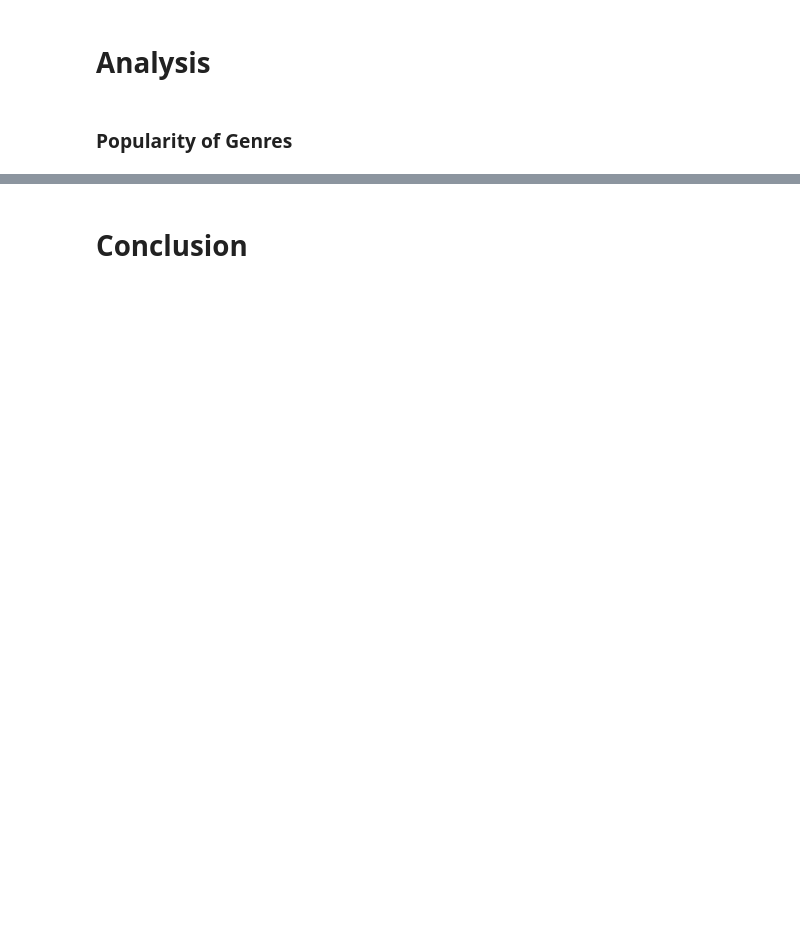
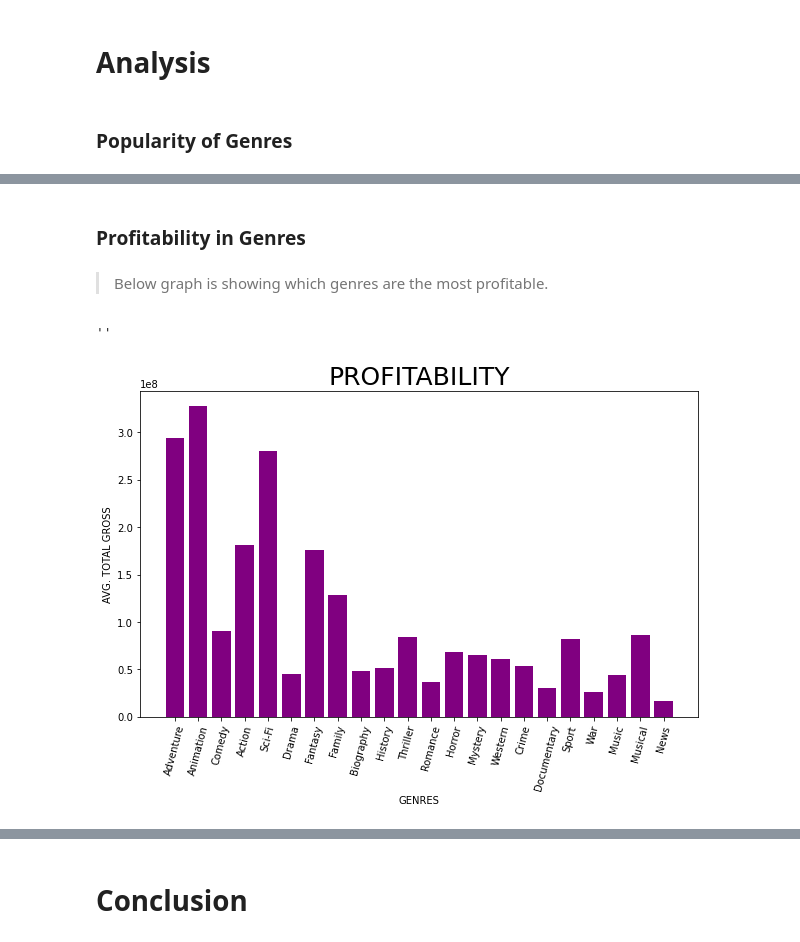
Before and after one commit to gt1719/Movie-Data-Analysis, a Jupyter notebook: movie_data_analysis.ipynb, the cells around one changed output, grey strips where cells are left out. Drawn from its saved outputs; the diff is of its cells as text; code cells hidden in the pictures; blank space fills up the shorter version.

```diff
--- a/movie_data_analysis.ipynb
+++ b/movie_data_analysis.ipynb
@@ -375,0 +472,22 @@ import matplotlib.pyplot as plt
+# %% [markdown]
+### Profitability in Genres
+# %% [markdown]
+> Below graph is showing which genres are the most profitable.
+# %%
+fig, ax = plt.subplots(figsize=(10, 6))
+
+# Use plot() function to create a plot using above values
+ax.bar(range(len(genre_total_gross)), genre_total_gross.values(), color="purple")
+ax.set_xticklabels(genre_total_gross, rotation=75)
+ax.set_xticks(range(len(genre_total_gross)))
+# Add labels for x and y axes
+ax.set_xlabel('GENRES')
+ax.set_ylabel('AVG. TOTAL GROSS')
+
+# Add a title for the plot
+ax.set_title('PROFITABILITY', fontdict={"fontsize":25})
+fig.savefig("PROFITABILITY.png")
+;
+# %% [output]
+''
+[figure, added]
```
Also changed, not shown: parts of 46 cells of this notebook, 4 other files.
